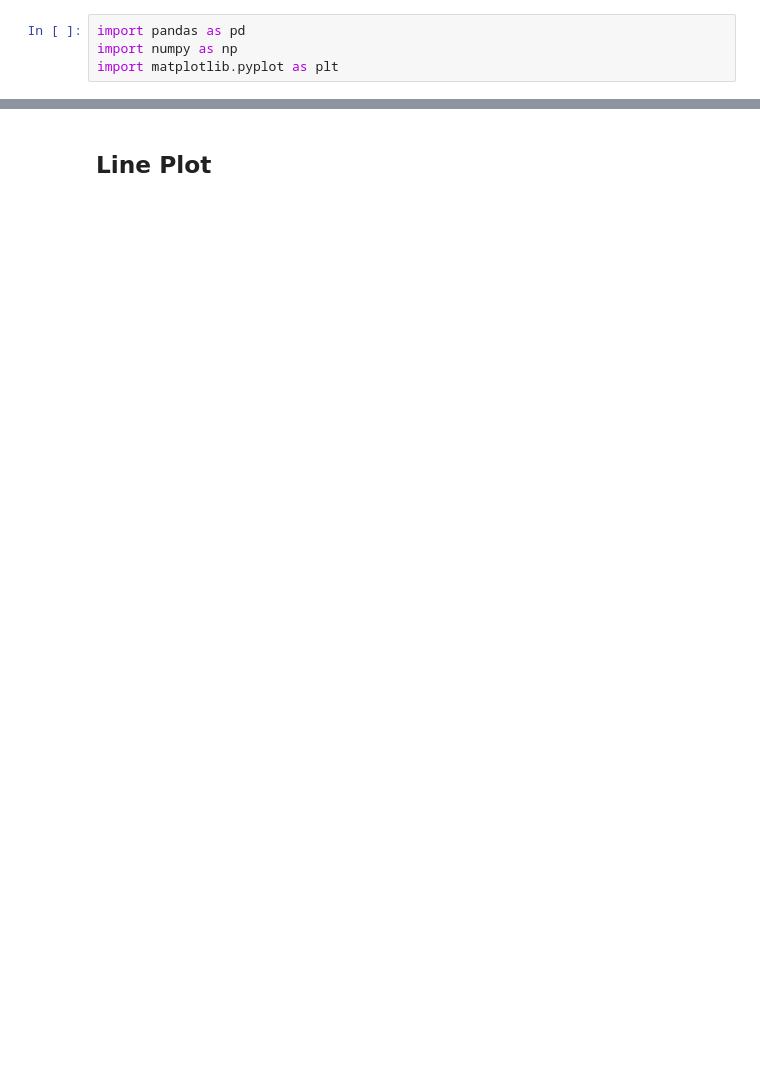
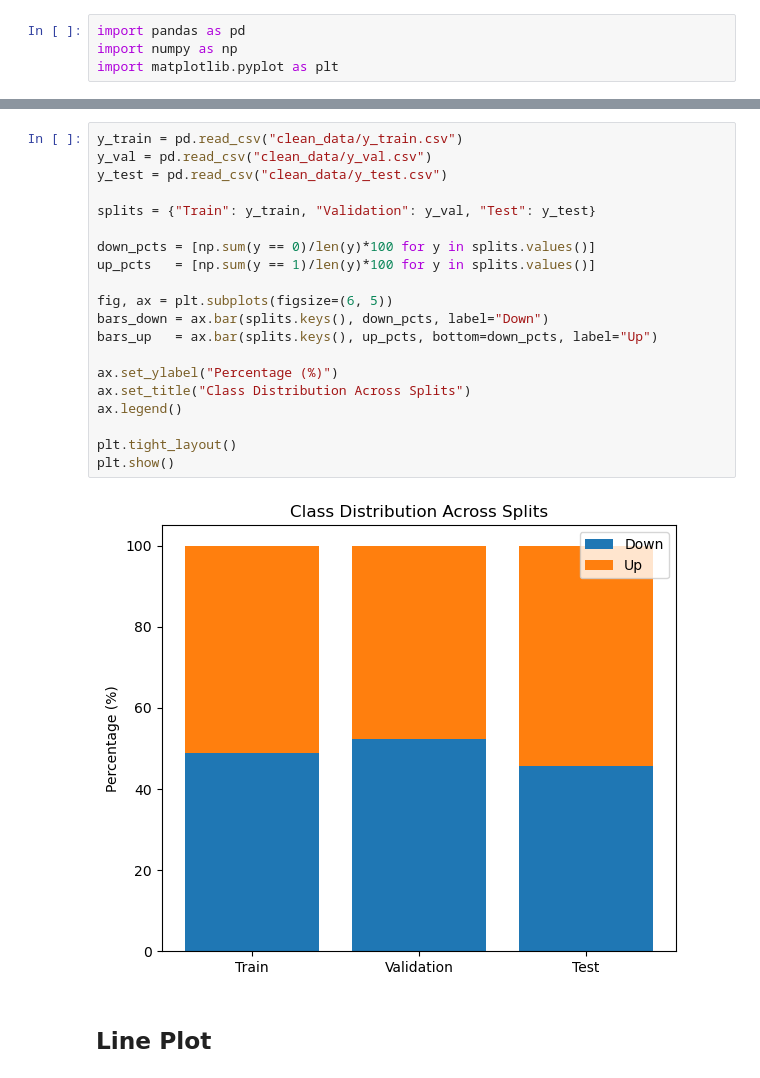
Before and after one commit to GrantThurman/stock-price-predictor, a Jupyter notebook: plots.ipynb, the cells around one changed output, grey strips where cells are left out. Drawn from its saved outputs; the diff is of its cells as text; blank space fills up the shorter version.

```diff
--- a/plots.ipynb
+++ b/plots.ipynb
@@ -22,3 +21,25 @@ plt.bar(labels, counts.values, color=["tab:red", "tab:green"])
+# %%
+y_train = pd.read_csv("clean_data/y_train.csv")
+y_val = pd.read_csv("clean_data/y_val.csv")
+y_test = pd.read_csv("clean_data/y_test.csv")
+
+splits = {"Train": y_train, "Validation": y_val, "Test": y_test}
+
+down_pcts = [np.sum(y == 0)/len(y)*100 for y in splits.values()]
+up_pcts   = [np.sum(y == 1)/len(y)*100 for y in splits.values()]
+
+fig, ax = plt.subplots(figsize=(6, 5))
+bars_down = ax.bar(splits.keys(), down_pcts, label="Down")
+bars_up   = ax.bar(splits.keys(), up_pcts, bottom=down_pcts, label="Up")
+
+ax.set_ylabel("Percentage (%)")
+ax.set_title("Class Distribution Across Splits")
+ax.legend()
+
+plt.tight_layout()
+plt.show()
+# %% [output]
+[figure, added]
 # %% [markdown]
 ## Line Plot
 # %%
```
Also changed, not shown: parts of 4 cells of this notebook.
